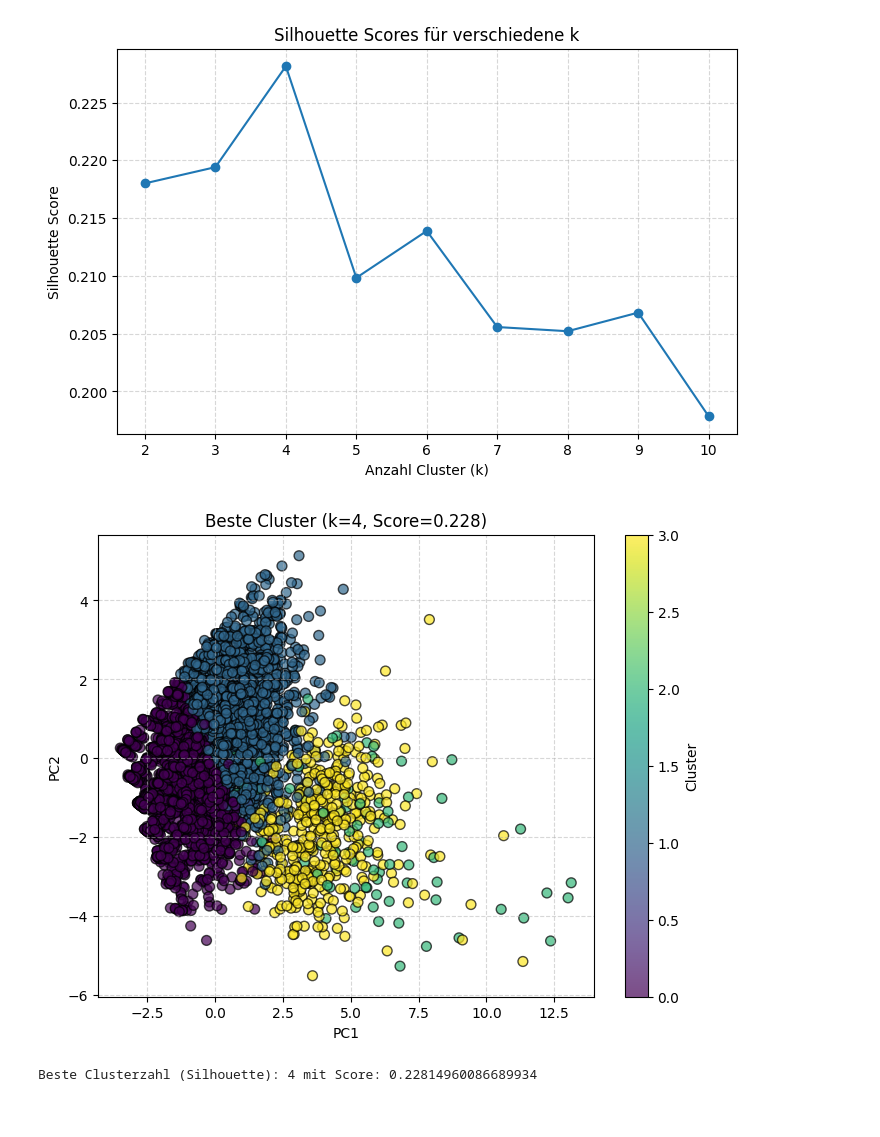
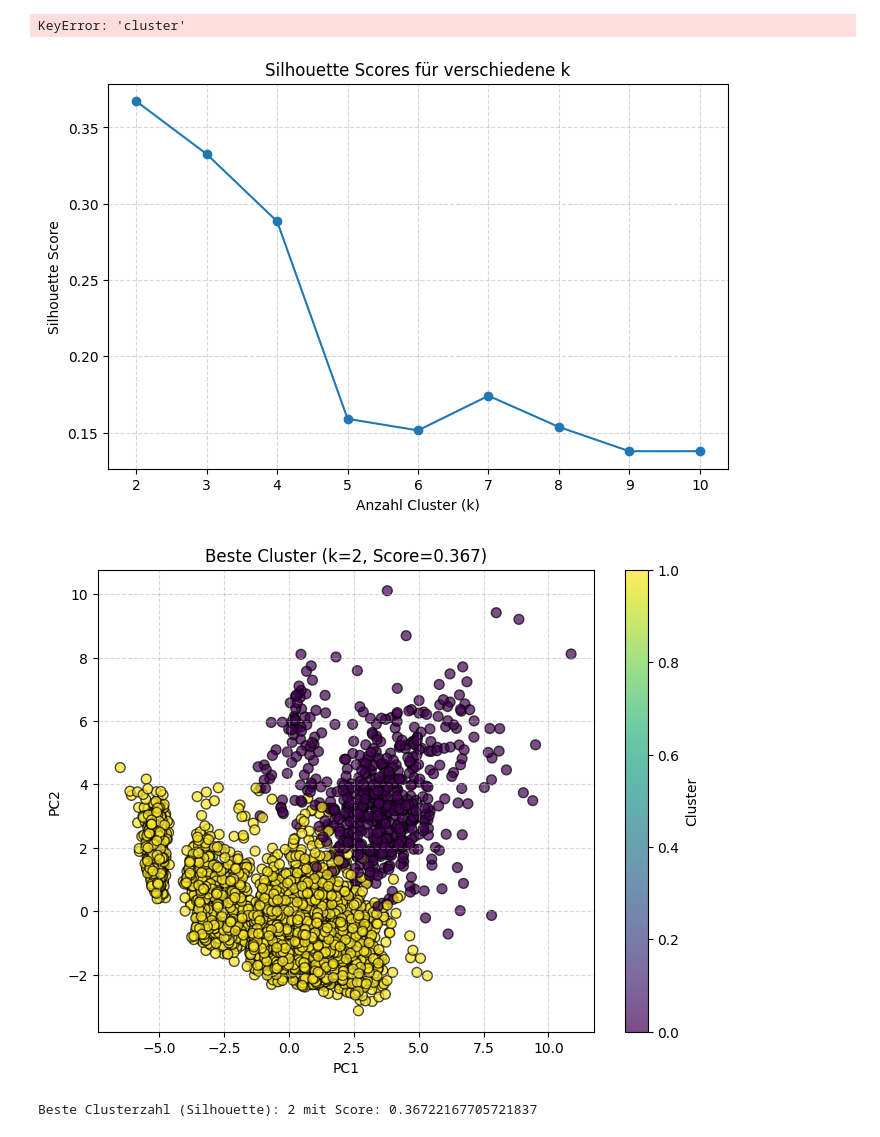
Before and after one commit to 42kiko/traveltide, a Jupyter notebook: notebooks/analysis.ipynb, the cells around one changed output. Drawn from its saved outputs; the diff is of its cells as text; code cells hidden in the pictures.

Commit message:
chaning concept with cluster choice

```diff
--- a/notebooks/analysis.ipynb
+++ b/notebooks/analysis.ipynb
@@ -0,0 +28,5 @@
+# %%
+
+df_features = build_features(df)
+
+display(df_features.info())
@@ -1,42 +77,38 @@
+# %%
+cluster_profiles = features.join(labels_kmeans["cluster"]).groupby("cluster").mean()
+display(cluster_profiles)
+# %% [output]
+KeyError: 'cluster'
 # %%
-import pandas as pd
-from src.setup import get_base
-from src.feature_engineering import engineer_features
-from src.clustering_utils import silhouette_analysis, elbow_method, build_cluster_pipeline, plot_pca_clusters
 
-# ------------------------------
-# Daten laden & Feature Engineering
-# ------------------------------
-df = get_base()
-df_features = engineer_features(df)
 
 # Nur numerische Spalten fürs Clustering
 X = df_features.select_dtypes(include=["float64", "int64"]).fillna(0)
 
 # ------------------------------
 # Silhouette-Analyse
 # ------------------------------
 best_k, best_score, silhouette_scores = silhouette_analysis(X, k_range=range(2, 11))
 
 print("Beste Clusterzahl (Silhouette):", best_k, "mit Score:", best_score)
 
 # ------------------------------
 # Elbow-Methode
 # ------------------------------
 inertias = elbow_method(X, k_range=range(2, 11))
 
 # ------------------------------
 # Finales Clustering mit best_k
 # ------------------------------
 pipeline = build_cluster_pipeline(n_clusters=best_k)
 pipeline.fit(X)
 
 labels = pipeline["kmeans"].labels_
 pca_data = pipeline["pca"].transform(pipeline["scaler"].transform(X))
 
 # Cluster Plot
 plot_pca_clusters(pca_data, labels, title=f"Finale Cluster (k={best_k})")
 # %% [output]
-[figure, old version]
+[figure, new version]
-[figure, old version]
+[figure, new version]
-Beste Clusterzahl (Silhouette): 4 mit Score: 0.22814960086689934
+Beste Clusterzahl (Silhouette): 2 mit Score: 0.36722167705721837
```
Also changed, not shown: parts of 9 cells of this notebook, 18 other files.
